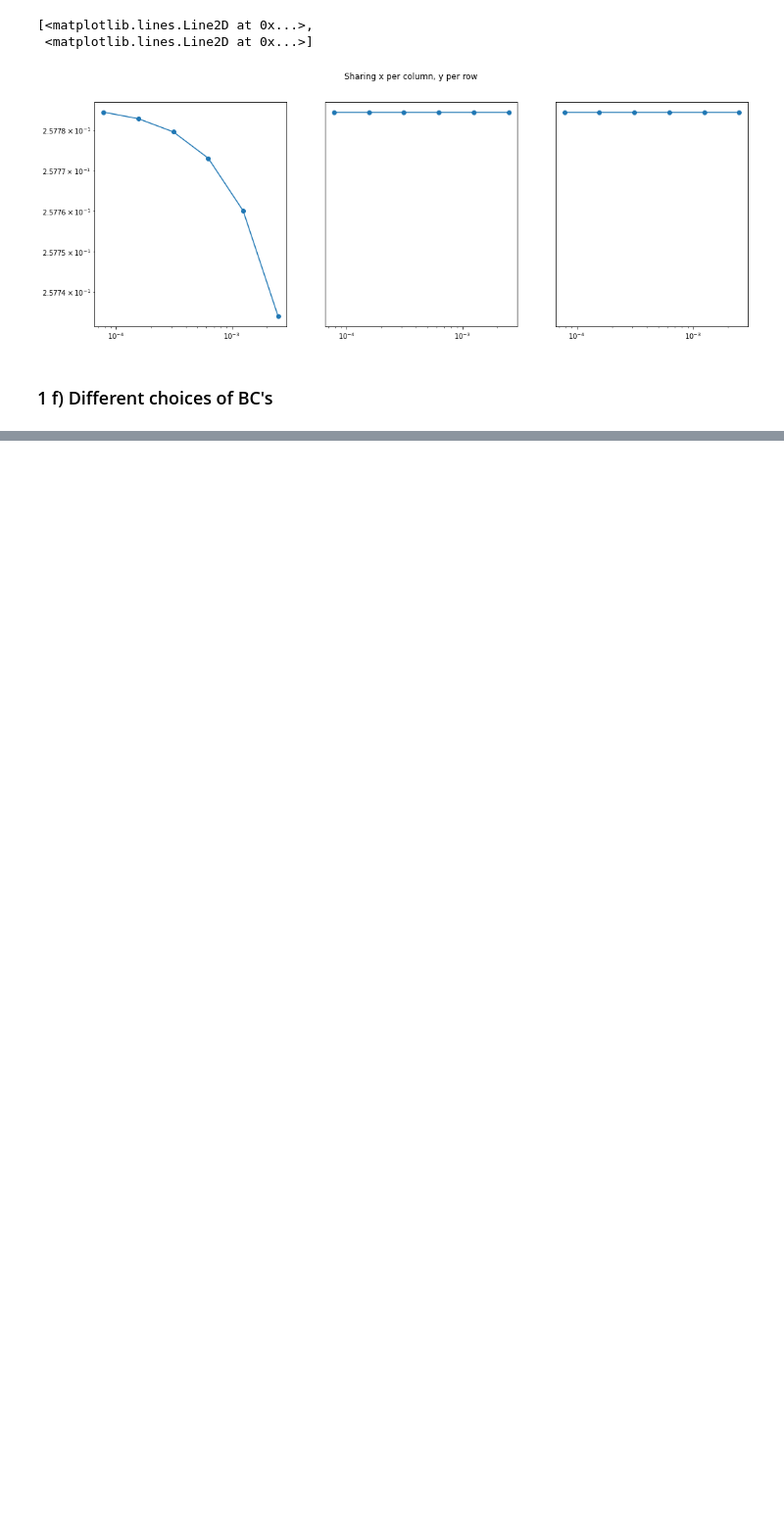
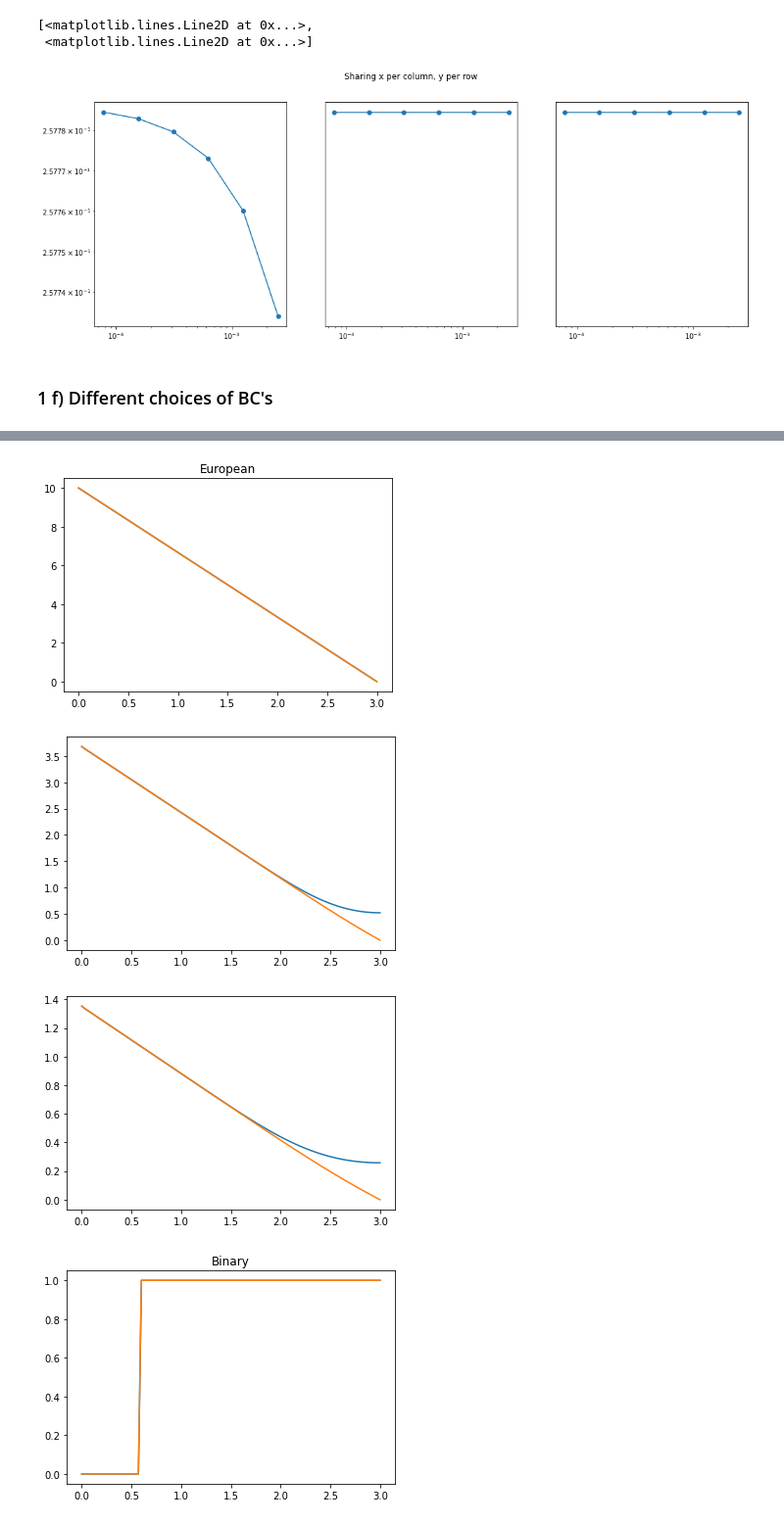
Before and after one commit to ulrikunneberg/NumDiff_prosjekt, a Jupyter notebook: Test.ipynb, the cells around one changed output, grey strips where cells are left out. Shown at 98% size. Cells and saved outputs as stored; diff of their text form; code cells hidden in the pictures; blank space fills up the shorter version.

```diff
--- a/Test.ipynb
+++ b/Test.ipynb
@@ -617,0 +583,27 @@ ax3.loglog(ks, error_crank_k,'o-', 'tab:green')
+# %%
+plt.title("European")
+plt.plot(x, u_european_neuman[:,0])
+plt.plot(x, u_european_dirich[:,0])
+plt.show()
+plt.plot(x, u_european_neuman[:,500])
+plt.plot(x, u_european_dirich[:,500])
+plt.show()
+plt.plot(x, u_european_neuman[:,-1])
+plt.plot(x, u_european_dirich[:,-1])
+plt.show()
+
+plt.plot(x, u_binary_neuman[:,0])
+plt.plot(x, u_binary_dirich[:,0])
+plt.title("Binary")
+plt.show()
+plt.plot(x, u_binary_neuman[:,500])
+plt.plot(x, u_binary_dirich[:,500])
+plt.show()
+plt.plot(x, u_binary_neuman[:,-1])
+plt.plot(x, u_binary_dirich[:,-1])
+plt.show()
+# %% [output]
+[figure, added]
+[figure, added]
+[figure, added]
+[figure, added]
```
Also changed, not shown: parts of 15 cells of this notebook.
